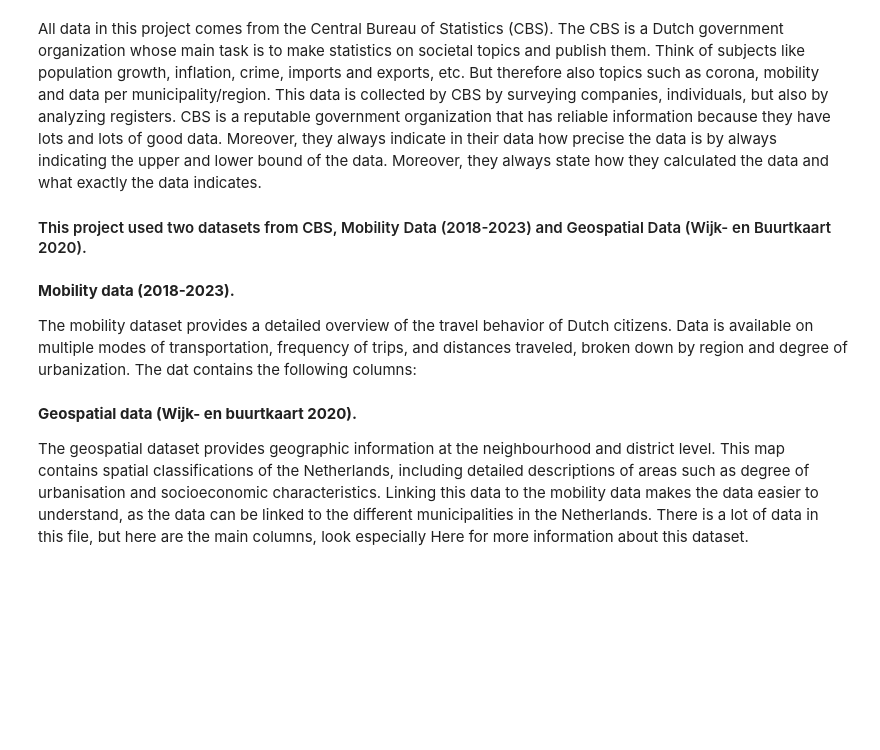
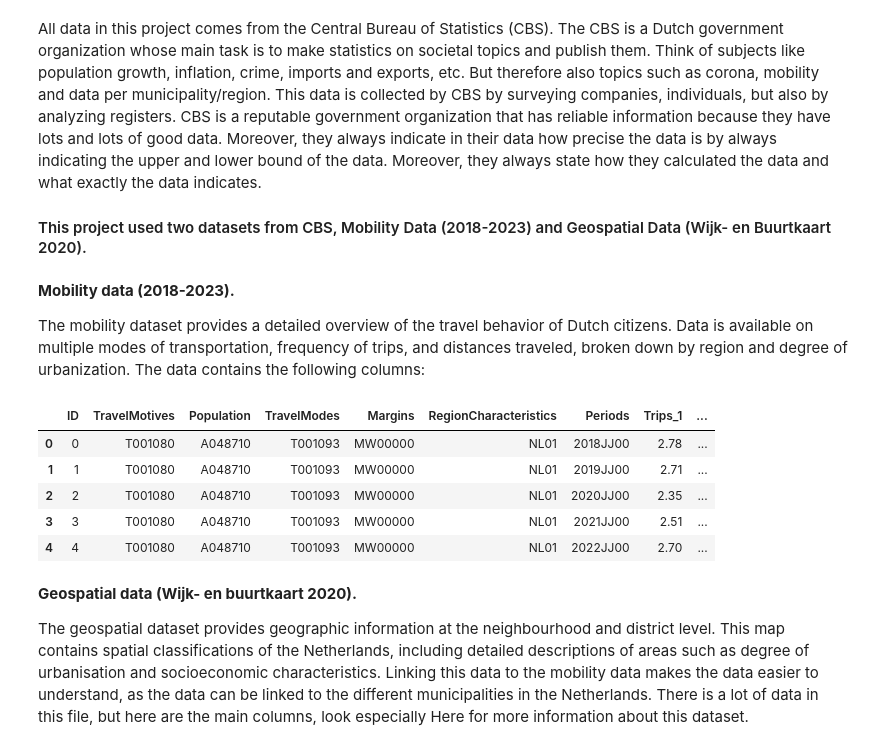
Before and after one commit to hiddevoogt/TIL-PROGRAMMING-2024-GROUP-10, a Jupyter notebook: project_group_10.ipynb, the cells around one changed output. Cells and saved outputs as stored; diff of their text form; code cells hidden in the pictures; blank space fills up the shorter version.

```diff
--- a/project_group_10.ipynb
+++ b/project_group_10.ipynb
@@ -64,15 +63,21 @@ All data in this project comes from the Central Bureau of Statistics (CBS). The
 **Mobility data (2018-2023).**
 
 The mobility dataset provides a detailed overview of the travel behavior of Dutch citizens. Data is available on multiple modes of transportation, frequency of trips, and distances traveled, broken down by region and degree of urbanization.
-The dat contains the following columns:
+The data contains the following columns:
 # %%
 # Open and show mobility data
 
-file_path = 'oud/84710ENG_TypedDataSet_30092024_142837.csv'
-
+file_path = 'raw_data/84710ENG_TypedDataSet_30092024_142837.csv'
 data_raw = pd.read_csv(file_path, delimiter=';', encoding='utf-8')
 
 data_raw.head()
+# %% [output]
+|  | ID | TravelMotives | Population | TravelModes | Margins | RegionCharacteristics | Periods | Trips_1 | ... |
+| 0 | 0 | T001080 | A048710 | T001093 | MW00000 | NL01 | 2018JJ00 | 2.78 | ... |
+| 1 | 1 | T001080 | A048710 | T001093 | MW00000 | NL01 | 2019JJ00 | 2.71 | ... |
+| 2 | 2 | T001080 | A048710 | T001093 | MW00000 | NL01 | 2020JJ00 | 2.35 | ... |
+| 3 | 3 | T001080 | A048710 | T001093 | MW00000 | NL01 | 2021JJ00 | 2.51 | ... |
+| 4 | 4 | T001080 | A048710 | T001093 | MW00000 | NL01 | 2022JJ00 | 2.70 | ... |
 # %% [markdown]
 **Geospatial data (Wijk- en buurtkaart 2020).**
 
```
Also changed, not shown: parts of 12 cells of this notebook, 49 other files.
